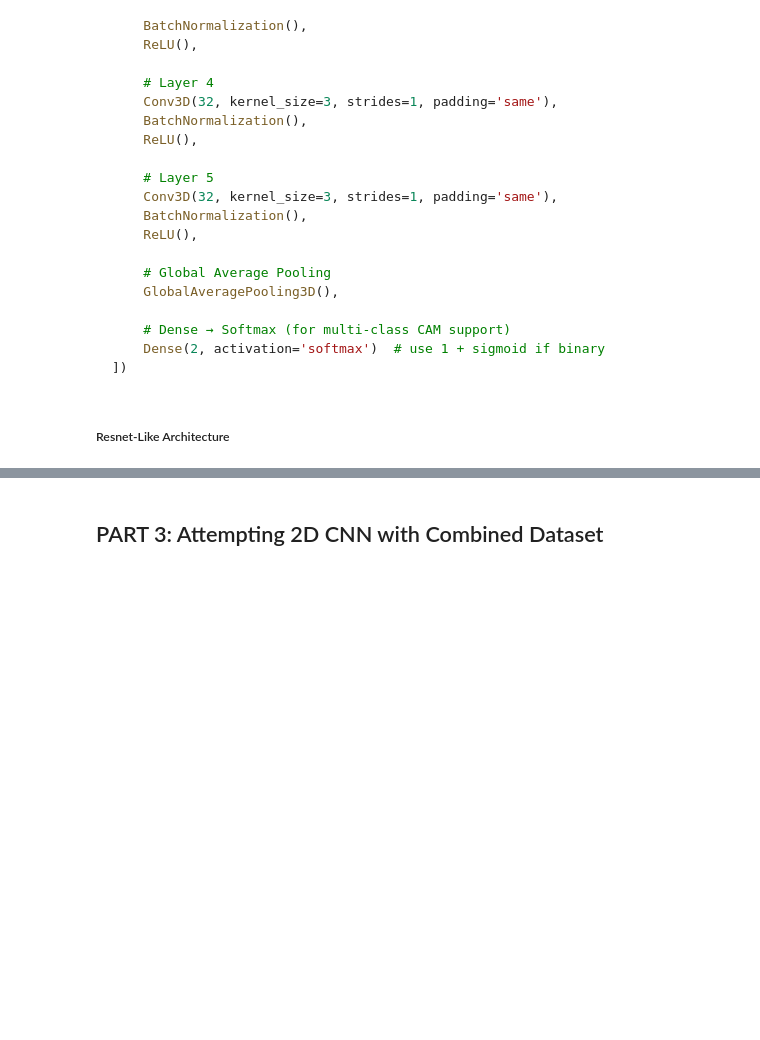
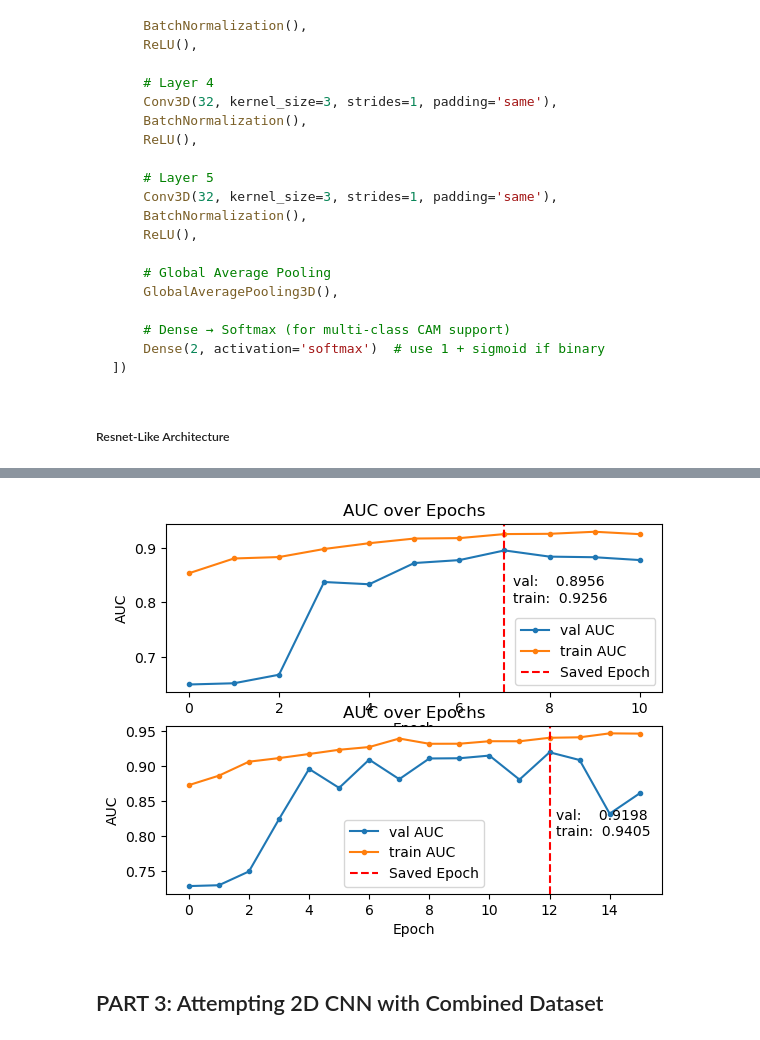
Before and after one commit to tbchuotmd/OCTCV, a Jupyter notebook: p5_Modeling/modeling.ipynb, the cells around one changed output, grey strips where cells are left out. Drawn from its saved outputs; the diff is of its cells as text; code cells hidden in the pictures; blank space fills up the shorter version.

```diff
--- a/p5_Modeling/modeling.ipynb
+++ b/p5_Modeling/modeling.ipynb
@@ -760,2 +827,9 @@ Epoch 12/100
+# %%
+# Plot comparison
+_,ax = plt.subplots(2,1)
+plotAUC(history,v_test,epoch,ax=ax[0])
+plotAUC(history_2,v_test,epoch_2,ax=ax[1])
+# %% [output]
+[figure, added]
 # %% [markdown]
 ## PART 3: Attempting 2D CNN with Combined Dataset
```
Also changed, not shown: parts of 12 cells of this notebook.
